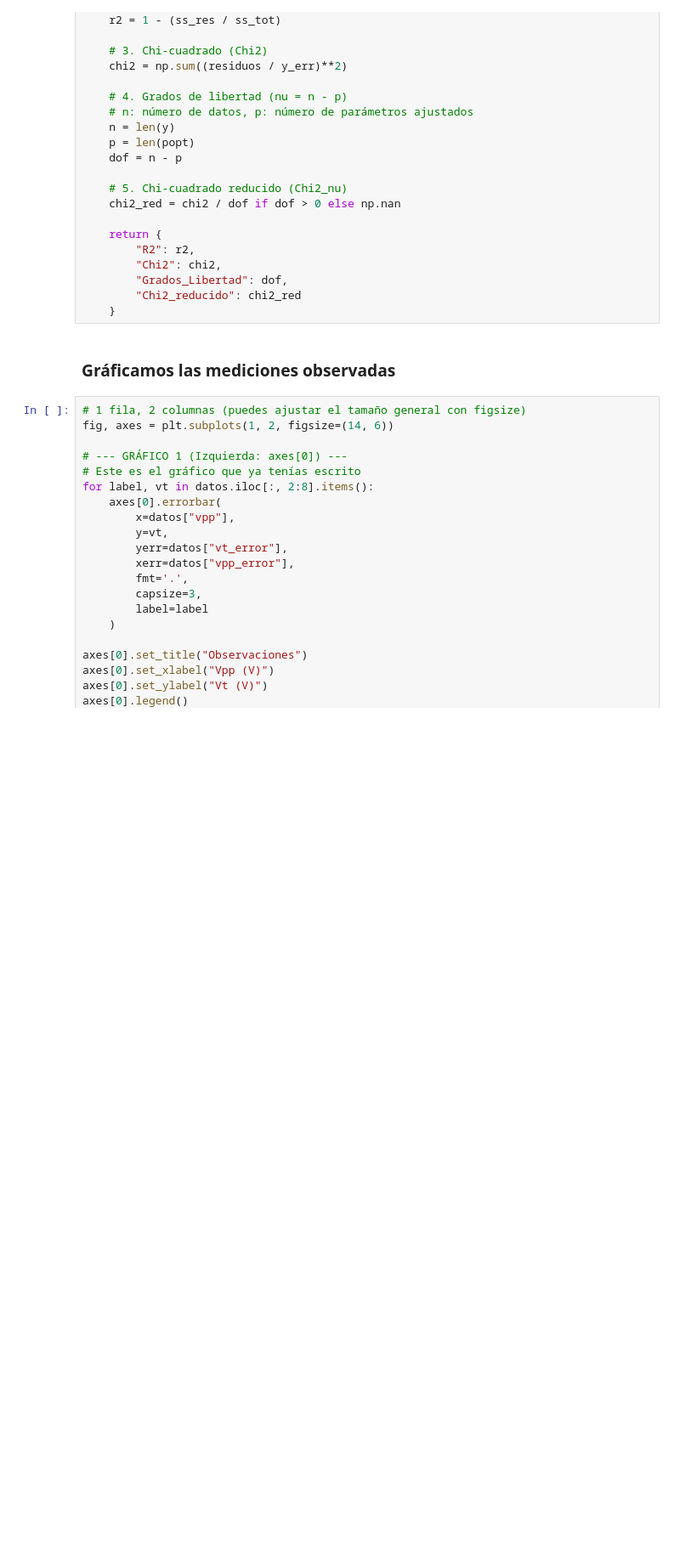
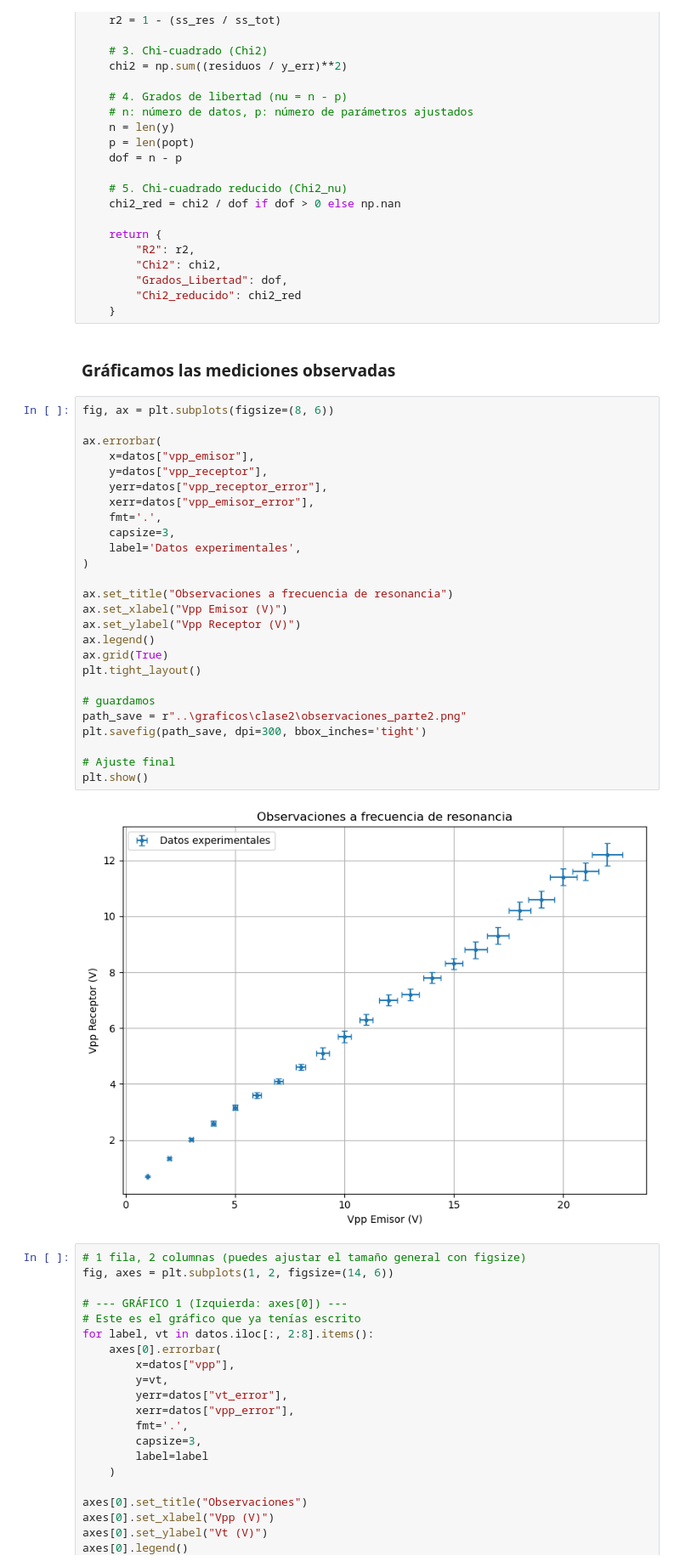
Before and after one commit to PyKev24/Jacky, a Jupyter notebook: Laboratorio2/estadistica/ajuste_lineal.ipynb, the cells around one changed output. Shown at 85% size. Cells and saved outputs as stored; diff of their text form; blank space fills up the shorter version.

```diff
--- a/Laboratorio2/estadistica/ajuste_lineal.ipynb
+++ b/Laboratorio2/estadistica/ajuste_lineal.ipynb
@@ -100,6 +100,34 @@ def metricas_ajuste(x, y, y_err, popt, funcion_modelo):
     }
 # %% [markdown]
 ### Gráficamos las mediciones observadas
+# %%
+fig, ax = plt.subplots(figsize=(8, 6))
+
+ax.errorbar(
+    x=datos["vpp_emisor"],
+    y=datos["vpp_receptor"],
+    yerr=datos["vpp_receptor_error"],
+    xerr=datos["vpp_emisor_error"],
+    fmt='.',
+    capsize=3,
+    label='Datos experimentales',
+)
+
+ax.set_title("Observaciones a frecuencia de resonancia")
+ax.set_xlabel("Vpp Emisor (V)")
+ax.set_ylabel("Vpp Receptor (V)")
+ax.legend()
+ax.grid(True)
+plt.tight_layout()
+
+# guardamos
+path_save = r"..\graficos\clase2\observaciones_parte2.png"
+plt.savefig(path_save, dpi=300, bbox_inches='tight')
+
+# Ajuste final
+plt.show()
+# %% [output]
+[figure, added]
 # %%
 # 1 fila, 2 columnas (puedes ajustar el tamaño general con figsize)
 fig, axes = plt.subplots(1, 2, figsize=(14, 6))
```
Also changed, not shown: parts of 18 cells of this notebook, 2 other files.
